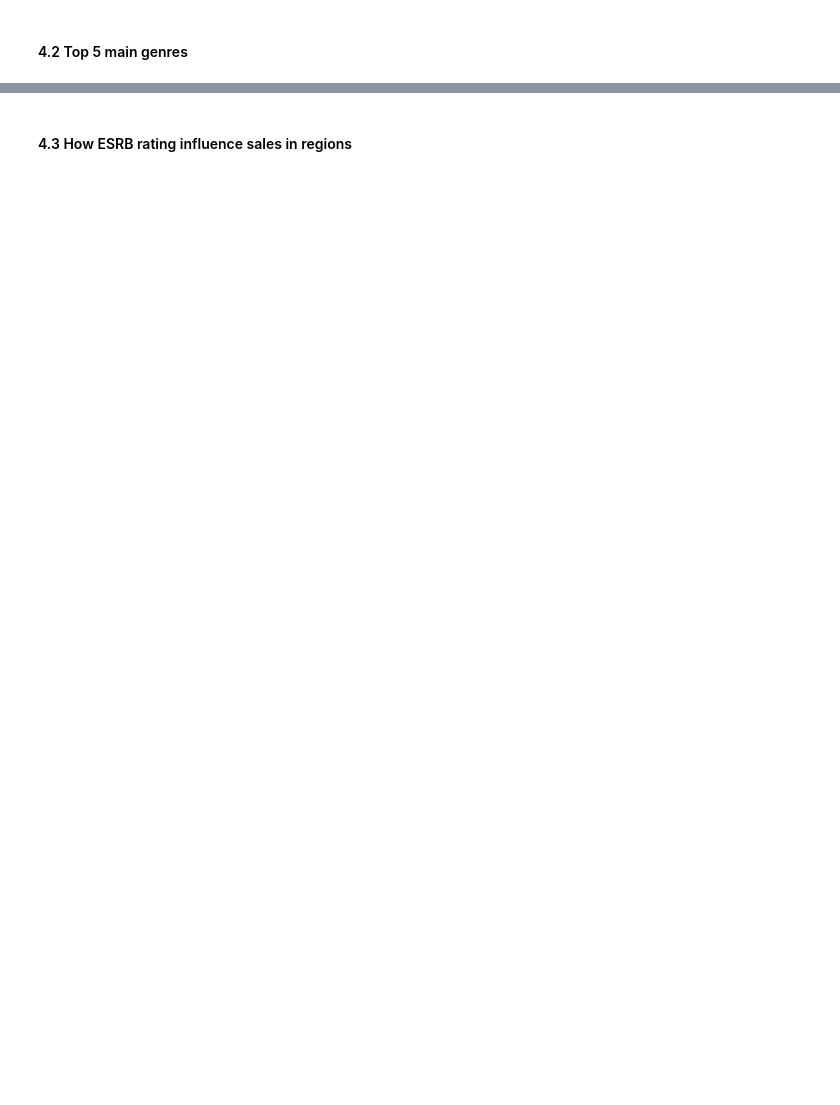
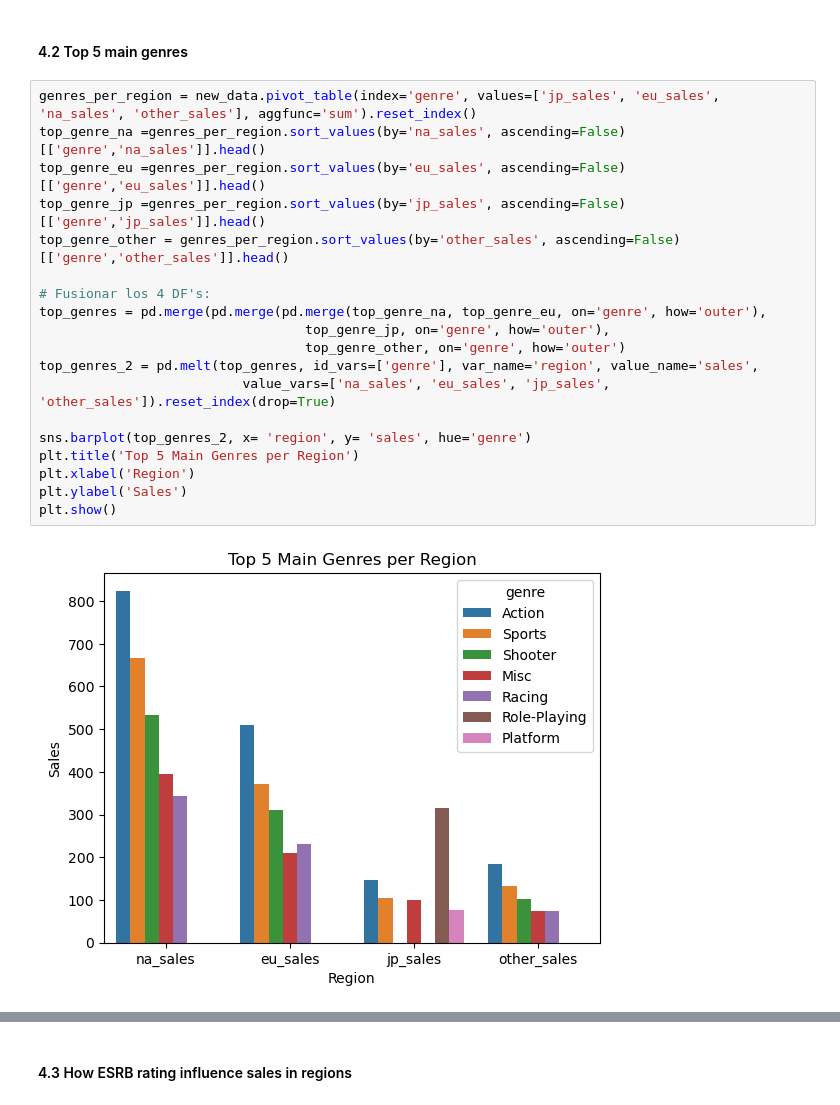
Before and after one commit to AlBerth-Dev/Ice_Videogames, a Jupyter notebook: notebooks/EDA.ipynb, the cells around one changed output, grey strips where cells are left out. Cells and saved outputs as stored; diff of their text form; blank space fills up the shorter version.

```diff
--- a/notebooks/EDA.ipynb
+++ b/notebooks/EDA.ipynb
@@ -182,2 +201,23 @@ new_data = data[data['year_of_release']>=1995]
 # %% [markdown]
 #### 4.2 Top 5 main genres
+# %%
+genres_per_region = new_data.pivot_table(index='genre', values=['jp_sales', 'eu_sales', 'na_sales', 'other_sales'], aggfunc='sum').reset_index()
+top_genre_na =genres_per_region.sort_values(by='na_sales', ascending=False)[['genre','na_sales']].head()
+top_genre_eu =genres_per_region.sort_values(by='eu_sales', ascending=False)[['genre','eu_sales']].head()
+top_genre_jp =genres_per_region.sort_values(by='jp_sales', ascending=False)[['genre','jp_sales']].head()
+top_genre_other = genres_per_region.sort_values(by='other_sales', ascending=False)[['genre','other_sales']].head()
+
+# Fusionar los 4 DF's:
+top_genres = pd.merge(pd.merge(pd.merge(top_genre_na, top_genre_eu, on='genre', how='outer'),
+                                  top_genre_jp, on='genre', how='outer'),
+                                  top_genre_other, on='genre', how='outer')
+top_genres_2 = pd.melt(top_genres, id_vars=['genre'], var_name='region', value_name='sales',
+                          value_vars=['na_sales', 'eu_sales', 'jp_sales', 'other_sales']).reset_index(drop=True)
+
+sns.barplot(top_genres_2, x= 'region', y= 'sales', hue='genre')
+plt.title('Top 5 Main Genres per Region')
+plt.xlabel('Region')
+plt.ylabel('Sales')
+plt.show()
+# %% [output]
+[figure, added]
```
Also changed, not shown: parts of 17 cells of this notebook.
